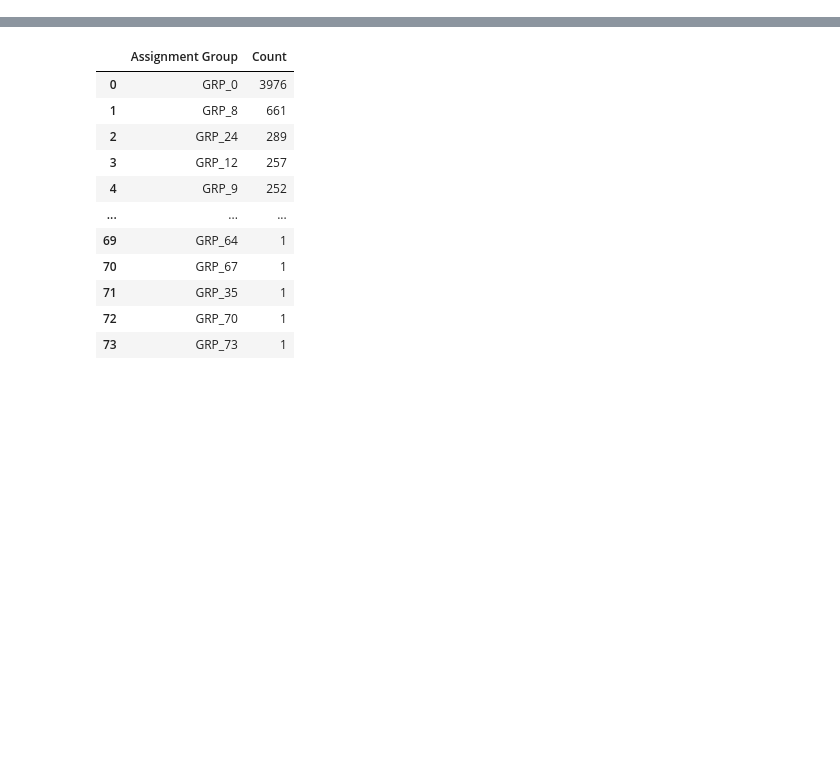
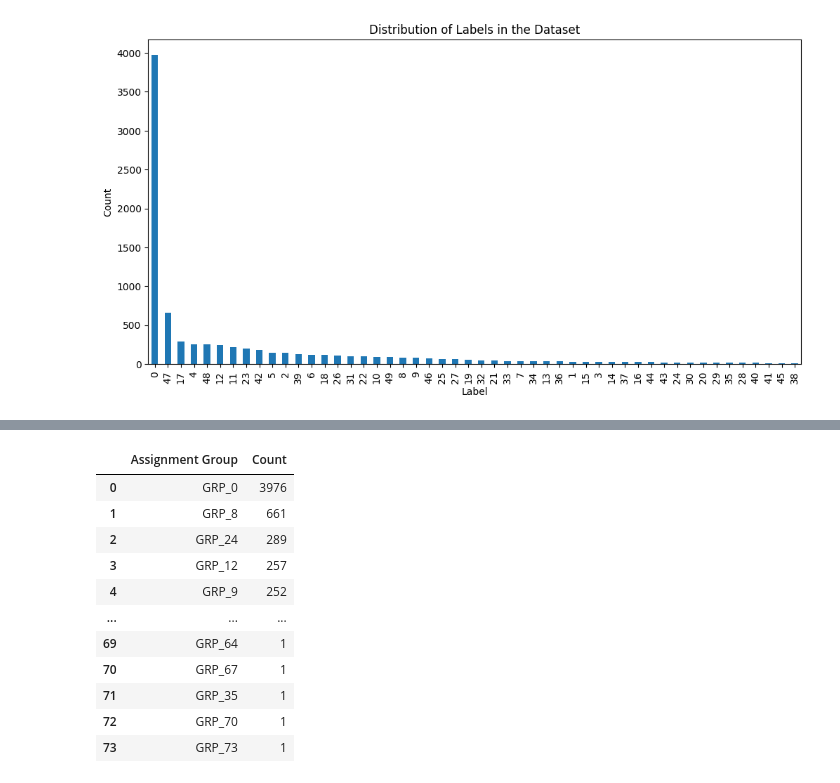
Before and after one commit to shih-yang-young/aiops, a Jupyter notebook: src/data_analysis.ipynb, the cells around one changed output, grey strips where cells are left out. Drawn from its saved outputs; the diff is of its cells as text; code cells hidden in the pictures; blank space fills up the shorter version.

```diff
--- a/src/data_analysis.ipynb
+++ b/src/data_analysis.ipynb
@@ -0,0 +1,4 @@
+# %%
+import pandas as pd
+open_source_8454 = pd.read_csv("../data/open_source_8454_combine_short_description.csv") ## 舊名 IT-Ticket-Classification.xlsx
+open_source_8454
@@ -1,3 +44,18 @@
+# %%
+import matplotlib.pyplot as plt
+
+# 計算每個 Label 的數量
+label_counts = open_source_8454["Label"].value_counts()
+
+# 畫圖
+plt.figure(figsize=(12, 6))
+label_counts.plot(kind="bar")
+plt.xlabel("Label")
+plt.ylabel("Count")
+plt.title("Distribution of Labels in the Dataset")
+plt.show()
+# %% [output]
+[figure, added]
 # %%
 import pandas as pd
 open_source_8500 = pd.read_excel("../data/open_source_8500.xlsx") ## 舊名 IT-Ticket-Classification.xlsx
```
Also changed, not shown: parts of 3 cells of this notebook, 7 other files.
